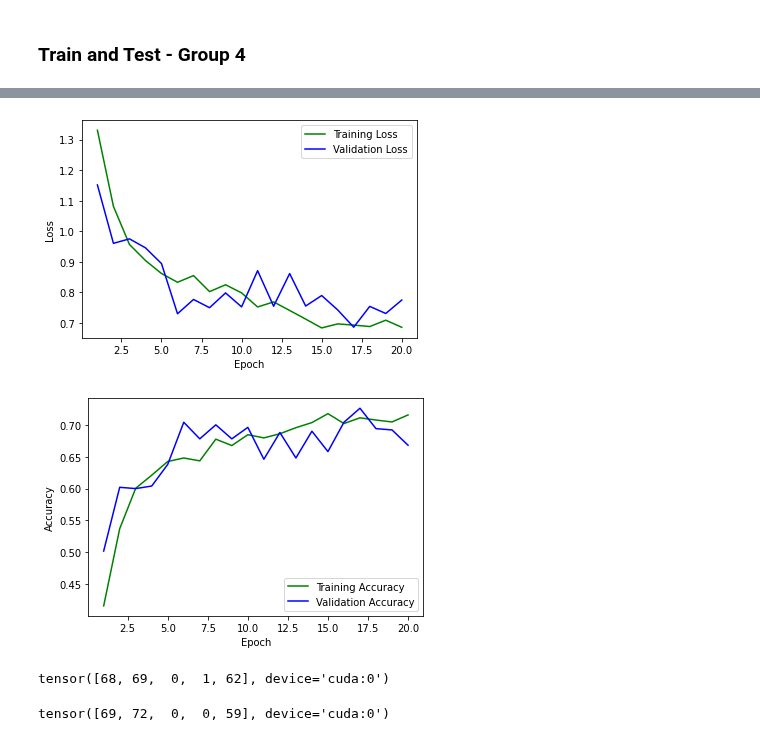
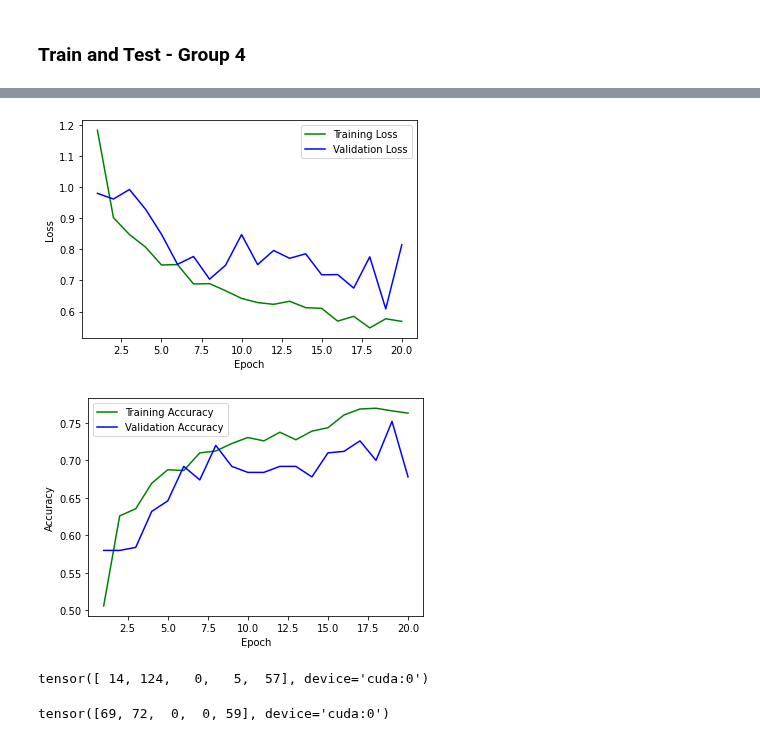
Before and after one commit to jmaness/csc591nn-projc1, a Jupyter notebook: c2.ipynb, the cells around one changed output, grey strips where cells are left out. Drawn from its saved outputs; the diff is of its cells as text; code cells hidden in the pictures.

```diff
--- a/c2.ipynb
+++ b/c2.ipynb
@@ -819,7 +819,7 @@ Finished generating predictions to predictions_c2_g3.csv
 # %% [markdown]
 ### Train and Test - Group 4
 # %%
-model = get_model(1024, 0.5, 128, 0.5).to(device)
+model = get_model(1024, 0.1, 128, 0.1).to(device)
 y_hat_test = train_and_test(model, group_4(), num_epochs=20)
 y_hat_test.bincount()
 # %% [output]
@@ -840,9 +840,9 @@ Best acc: 0.726000
 
 Metrics
 ----------
-[figure, old version]
+[figure, new version]
-[figure, old version]
+[figure, new version]
-tensor([68, 69,  0,  1, 62], device='cuda:0')
+tensor([ 14, 124,   0,   5,  57], device='cuda:0')
 # %%
 del model
 # %%
```
Also changed, not shown: parts of 1 cell of this notebook.
